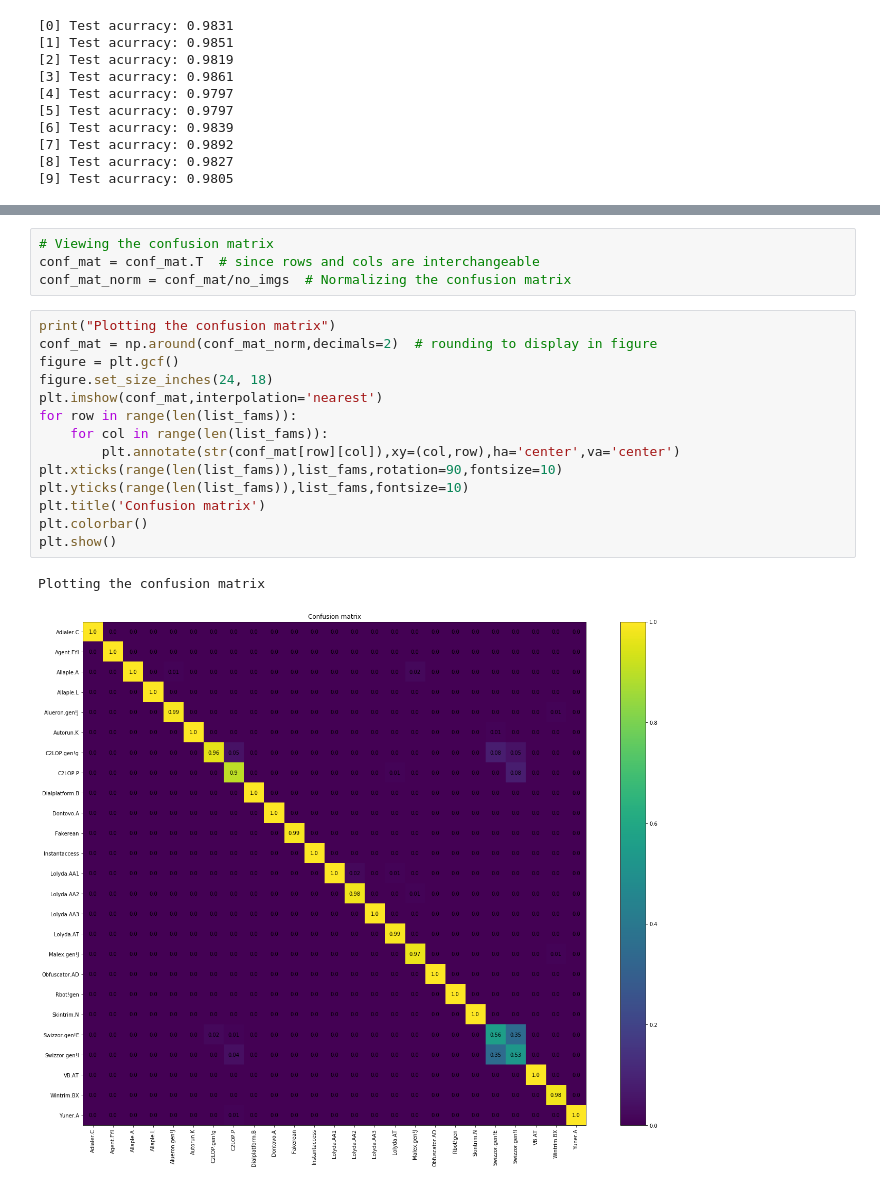
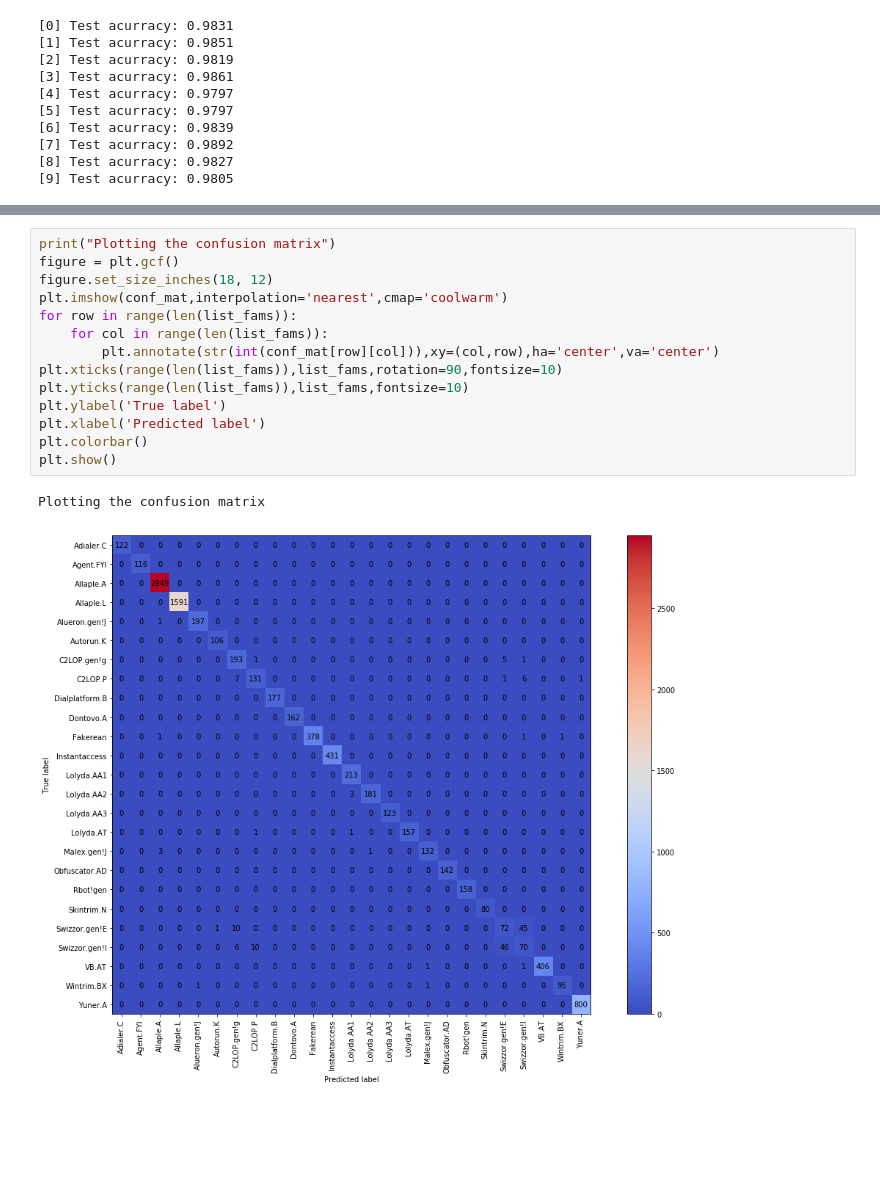
Before and after one commit to bazinho/MalImg, a Jupyter notebook: malimg-pre-xception-SVM_Linear-0.9832acc.ipynb, the cells around one changed output, grey strips where cells are left out. Saved outputs shown, nothing was run; the diff lists cells and outputs as text; blank space fills up the shorter version.

```diff
--- a/malimg-pre-xception-SVM_Linear-0.9832acc.ipynb
+++ b/malimg-pre-xception-SVM_Linear-0.9832acc.ipynb
@@ -155,24 +158,20 @@ avg_acc = np.trace(conf_mat)/sum(no_imgs)
 print("Average acurracy: %.4f" %(avg_acc))
 # %% [output]
 Average acurracy: 0.9832
-# %%
-# Viewing the confusion matrix
-conf_mat = conf_mat.T  # since rows and cols are interchangeable
-conf_mat_norm = conf_mat/no_imgs  # Normalizing the confusion matrix
 # %%
 print("Plotting the confusion matrix")
-conf_mat = np.around(conf_mat_norm,decimals=2)  # rounding to display in figure
 figure = plt.gcf()
-figure.set_size_inches(24, 18)
-plt.imshow(conf_mat,interpolation='nearest')
+figure.set_size_inches(18, 12)
+plt.imshow(conf_mat,interpolation='nearest',cmap='coolwarm')
 for row in range(len(list_fams)):
     for col in range(len(list_fams)):
-        plt.annotate(str(conf_mat[row][col]),xy=(col,row),ha='center',va='center')
+        plt.annotate(str(int(conf_mat[row][col])),xy=(col,row),ha='center',va='center')
 plt.xticks(range(len(list_fams)),list_fams,rotation=90,fontsize=10)
 plt.yticks(range(len(list_fams)),list_fams,fontsize=10)
-plt.title('Confusion matrix')
+plt.ylabel('True label')
+plt.xlabel('Predicted label')
 plt.colorbar()
 plt.show()
 # %% [output]
 Plotting the confusion matrix
-[figure, old version]
+[figure, new version]
```
Also changed, not shown: parts of 5 cells of this notebook, 28 other files.
